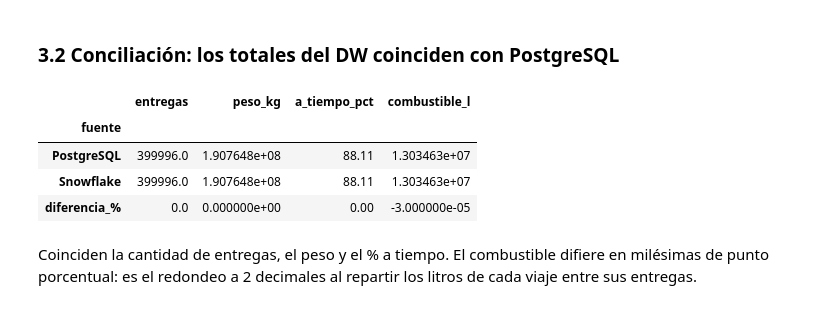
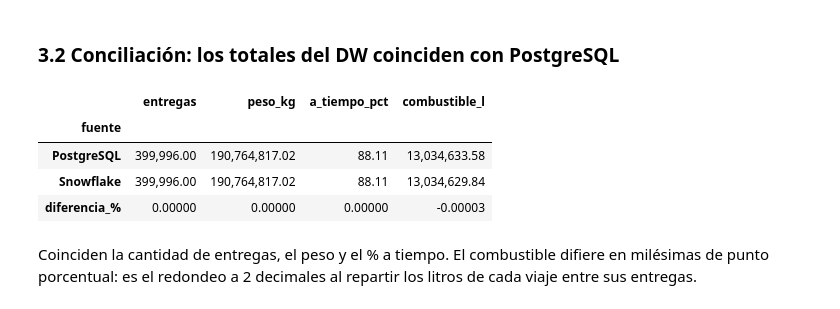
Before and after one commit to babottomas561-cell/ProyectoM2_TomasBabot, a Jupyter notebook: 1. Notebooks/Avance_3_DataWarehouse.ipynb, the cells around one changed output. Cells and saved outputs as stored; diff of their text form; code cells hidden in the pictures.

Commit message:
Revisión visual: números sin notación científica, log del ETL a stdout, 1.000 entregas en DynamoDB, $ escapados en el markdown y capturas de Snowflake limpias

```diff
--- a/1. Notebooks/Avance_3_DataWarehouse.ipynb
+++ b/1. Notebooks/Avance_3_DataWarehouse.ipynb
@@ -216,29 +216,29 @@ snow('''
 # %%
 origen = postgres('''
     SELECT COUNT(*) AS entregas, SUM(d.package_weight_kg) AS peso_kg,
            ROUND(100.0 * AVG(CASE WHEN d.delivered_datetime <= d.scheduled_datetime + INTERVAL '30 minutes' THEN 1 ELSE 0 END), 2) AS a_tiempo_pct
     FROM deliveries d WHERE d.delivery_status = 'delivered'
 ''')
 combustible_origen = postgres('''
     SELECT SUM(t.fuel_consumed_liters) AS combustible_l FROM trips t
     WHERE EXISTS (SELECT 1 FROM deliveries d WHERE d.trip_id = t.trip_id AND d.delivery_status = 'delivered')
 ''')
 origen['combustible_l'] = combustible_origen['combustible_l']
 
 destino = snow('''
     SELECT COUNT(*) AS entregas, SUM(package_weight_kg) AS peso_kg,
            ROUND(100 * AVG(IFF(is_on_time, 1, 0)), 2) AS a_tiempo_pct, SUM(fuel_consumed_liters) AS combustible_l
     FROM fact_deliveries
 ''')
 conciliacion = pd.concat([origen.assign(fuente='PostgreSQL'), destino.assign(fuente='Snowflake')]).set_index('fuente').astype(float)
 conciliacion.loc['diferencia_%'] = (100 * (conciliacion.iloc[1] / conciliacion.iloc[0] - 1)).round(5)
-conciliacion
+conciliacion.style.format('{:,.5f}', subset=pd.IndexSlice['diferencia_%', :]).format('{:,.2f}', subset=pd.IndexSlice[['PostgreSQL', 'Snowflake'], :])
 # %% [output]
 |  | entregas | peso_kg | a_tiempo_pct | combustible_l |
 | fuente |  |  |  |  |
-| PostgreSQL | 399996.0 | 1.907648e+08 | 88.11 | 1.303463e+07 |
-| Snowflake | 399996.0 | 1.907648e+08 | 88.11 | 1.303463e+07 |
-| diferencia_% | 0.0 | 0.000000e+00 | 0.00 | -3.000000e-05 |
+| PostgreSQL | 399,996.00 | 190,764,817.02 | 88.11 | 13,034,633.58 |
+| Snowflake | 399,996.00 | 190,764,817.02 | 88.11 | 13,034,629.84 |
+| diferencia_% | 0.00000 | 0.00000 | 0.00000 | -0.00003 |
 # %% [markdown]
 Coinciden la cantidad de entregas, el peso y el % a tiempo. El combustible difiere en milésimas de punto porcentual:
 es el redondeo a 2 decimales al repartir los litros de cada viaje entre sus entregas.
```
Also changed, not shown: parts of 3 cells of this notebook, 11 other files.
